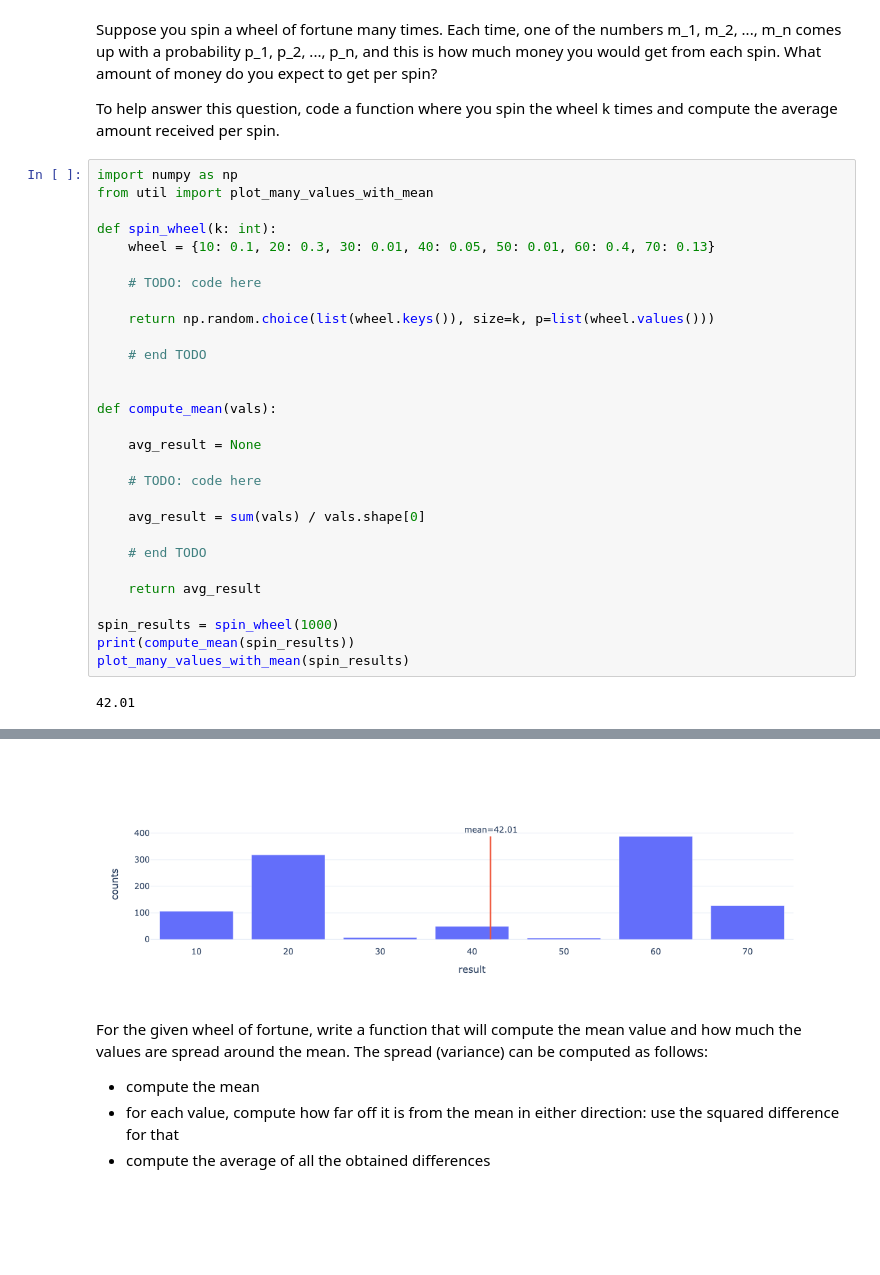
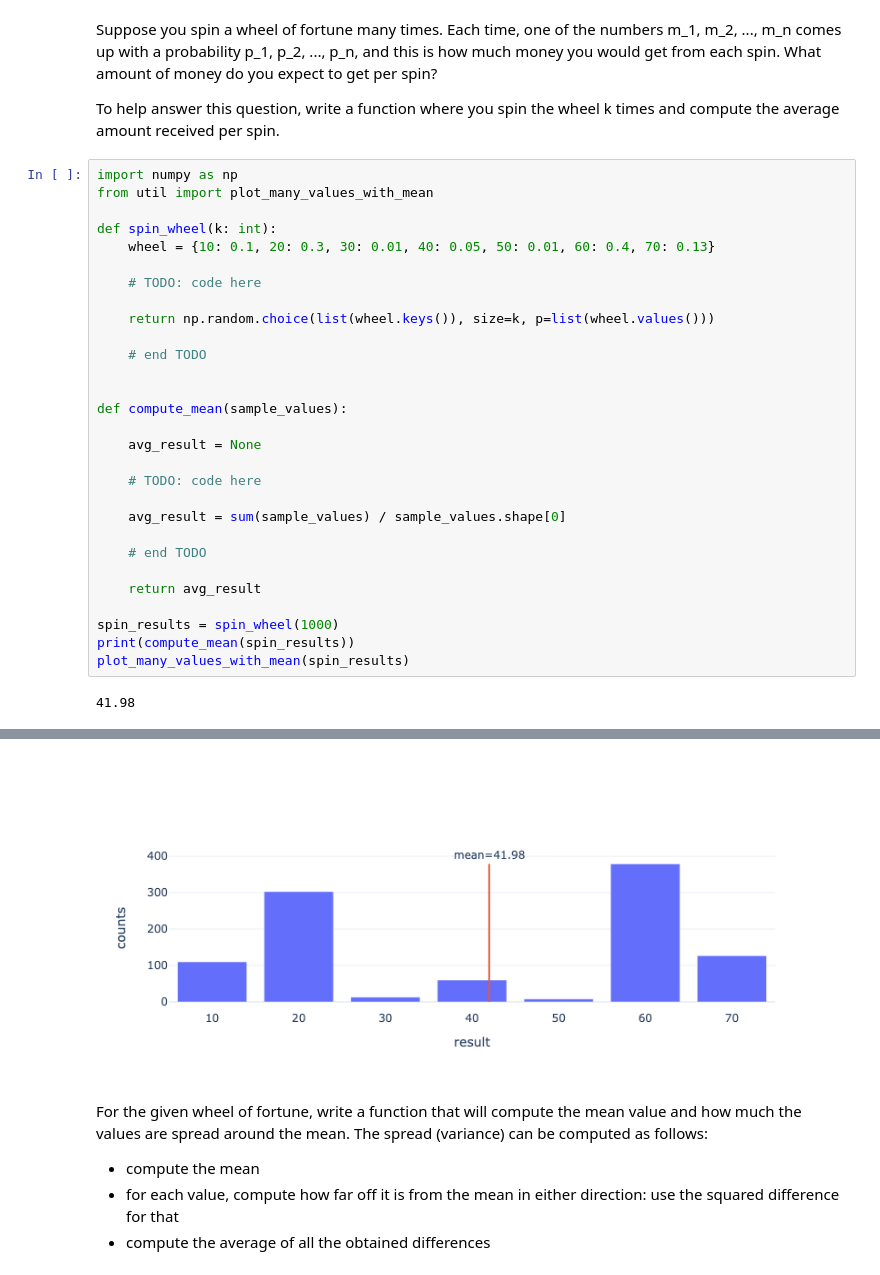
Before and after one commit to uio-bmi/stats_for_cs, a Jupyter notebook: Week_3_StatisticsIntro/Session1_StatsIntro.ipynb, the cells around one changed output, grey strips where cells are left out. Cells and saved outputs as stored; diff of their text form; blank space fills up the shorter version.

```diff
--- a/Week_3_StatisticsIntro/Session1_StatsIntro.ipynb
+++ b/Week_3_StatisticsIntro/Session1_StatsIntro.ipynb
@@ -5,7 +9,7 @@
 # %% [markdown]
 Suppose you spin a wheel of fortune many times. Each time, one of the numbers m_1, m_2, ..., m_n comes up with a probability p_1, p_2, ..., p_n, and this is how much money you would get from each spin. What amount of money do you expect to get per spin?
 
-To help answer this question, code a function where you spin the wheel k times and compute the average amount received per spin.
+To help answer this question, write a function where you spin the wheel k times and compute the average amount received per spin.
 # %%
 import numpy as np
 from util import plot_many_values_with_mean
@@ -20,13 +24,13 @@ def spin_wheel(k: int):
     # end TODO
 
 
-def compute_mean(vals):
+def compute_mean(sample_values):
 
     avg_result = None
 
     # TODO: code here
 
-    avg_result = sum(vals) / vals.shape[0]
+    avg_result = sum(sample_values) / sample_values.shape[0]
 
     # end TODO
 
@@ -36,4 +40,4 @@ spin_results = spin_wheel(1000)
 print(compute_mean(spin_results))
 plot_many_values_with_mean(spin_results)
 # %% [output]
-42.01
+41.98
@@ -41,4 +44,4 @@ plot_many_values_with_mean(spin_results)
-[figure, old version]
+[figure, new version]
 # %% [markdown]
 For the given wheel of fortune, write a function that will compute the mean value and how much the values are spread around the mean. The spread (variance) can be computed as follows:
 
```
Also changed, not shown: parts of 12 cells of this notebook.
